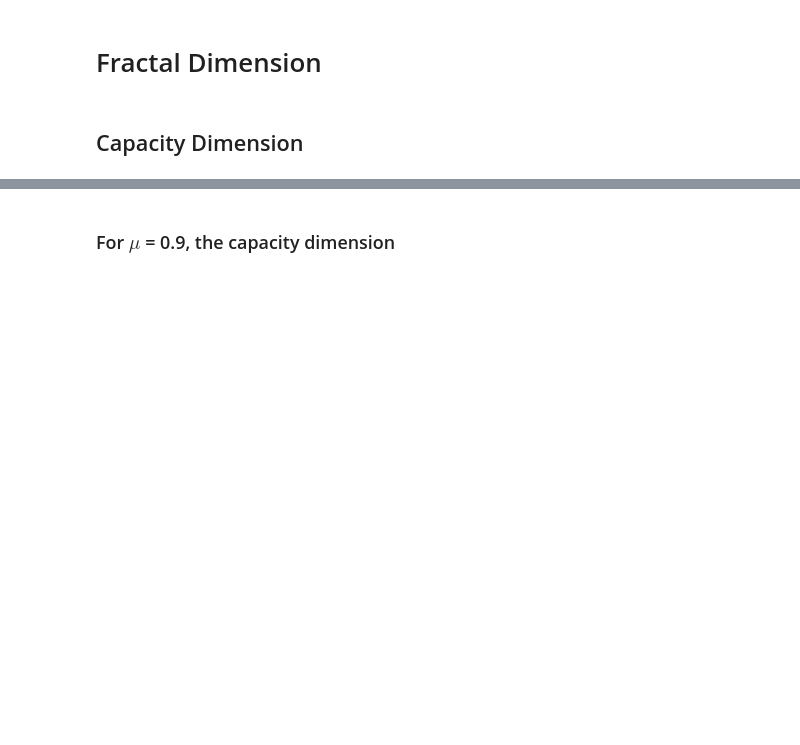
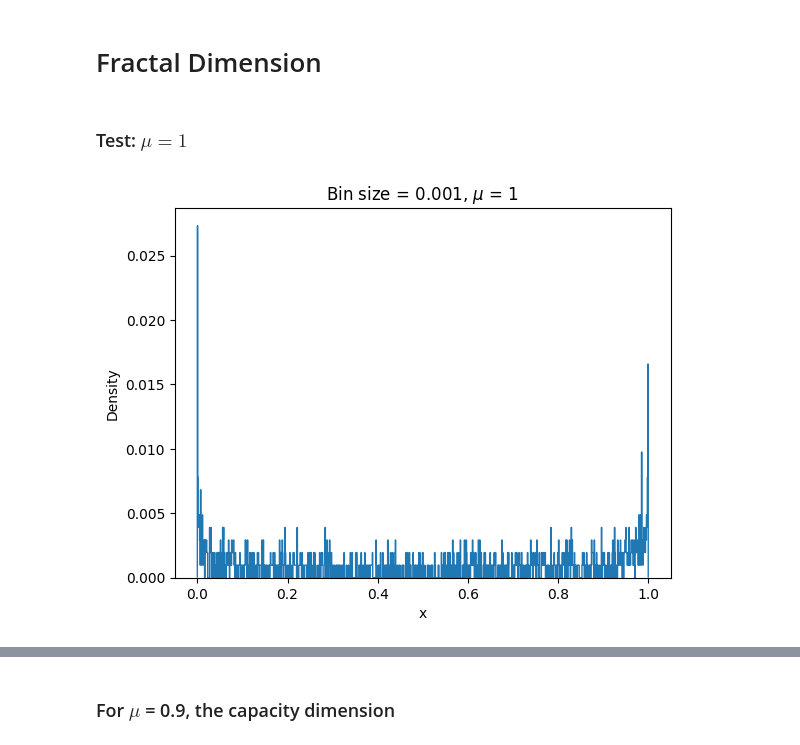
Before and after one commit to htsod/statistical_mechanics_models, a Jupyter notebook: fractal_dimensions/main.ipynb, the cells around one changed output, grey strips where cells are left out. Drawn from its saved outputs; the diff is of its cells as text; code cells hidden in the pictures; blank space fills up the shorter version.

```diff
--- a/fractal_dimensions/main.ipynb
+++ b/fractal_dimensions/main.ipynb
@@ -17,40 +17,39 @@ def main(mu, epsilon_list):
     x = np.random.random()
     while abs(x-0.5) <= 0.01:
         x = np.random.random()
-    print(x)
 
 
     # repeat mapping until getting to the attractor
     rep = 1000
-    x_list = []
     for r in range(rep):
         x = LogisticMapping(x, mu)
 
 
     # Now collect the data points near the attractor
-    N_tot = 2**25
+    N_tot = 2**10
     x_list = [x]
     for n in range(N_tot):
         x = LogisticMapping(x, mu)
         x_list.append(LogisticMapping(x, mu))
 
 
-
     count_list = []
     bins_list = []
     for e in epsilon_list:
-        counts, bins = np.histogram(x_list, bins=int(1/e), density=True)
-        count_list.append(counts)
+        counts, bins = np.histogram(x_list, bins=int(1/e), density=False)
+        count_list.append(counts/np.sum(counts))
         bins_list.append(bins)
     return count_list, bins_list
-
-
-def D_capacity(N_e, e_list):
-    d_cap = []
-    x_axis = []
-    for i in range(len(N_e)-1):
-        d_cap.append((N_e[i+1] - N_e[i]) / (e_list[i+1] - e_list[i]))
-        x_axis.append((np.log(e_list[i+1]) + np.log(e_list[i])/2))
-    return d_cap, x_axis
-# %% [markdown]
-## Capacity Dimension
+# %% [markdown]
+### Test: $\mu = 1$
+# %%
+mu = 1
+e_list = np.linspace(0.001, 1, 10)
+count_list, bins_list = main(mu, e_list)
+plt.stairs(count_list[0], bins_list[0])
+plt.xlabel("x")
+plt.ylabel("Density")
+plt.title(f"Bin size = {e_list[0]}, $\mu$ = 1")
+plt.show()
+# %% [output]
+[figure, added]
```
Also changed, not shown: parts of 7 cells of this notebook, 32 other files.
